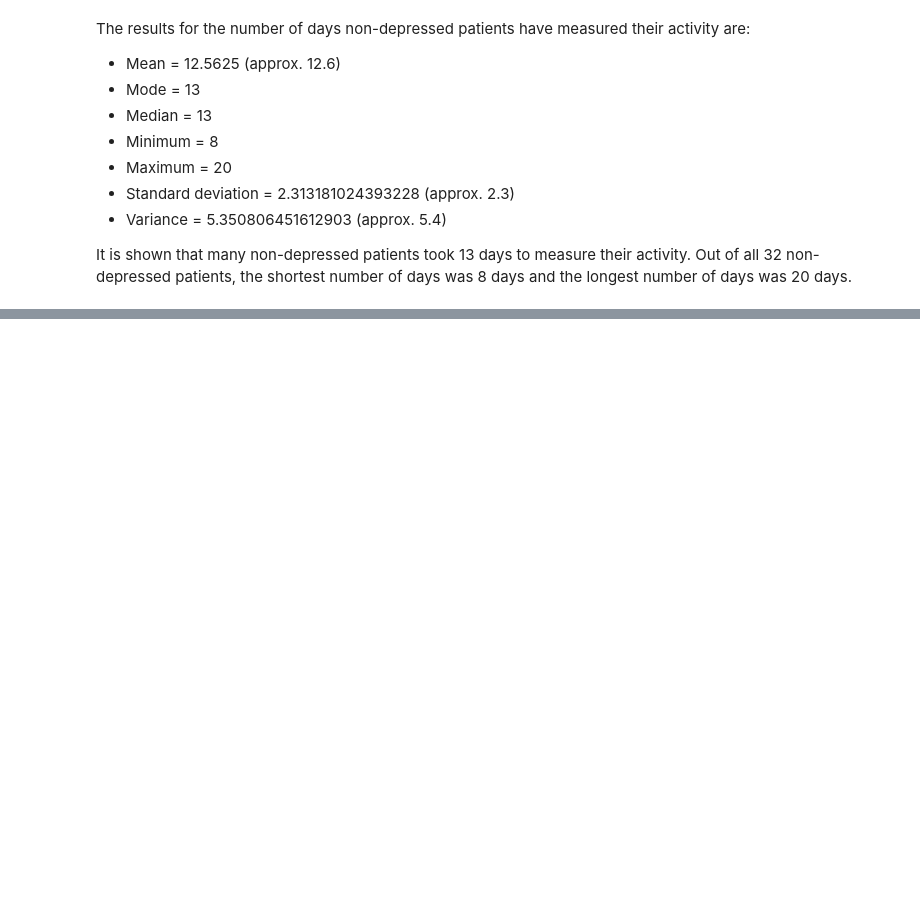
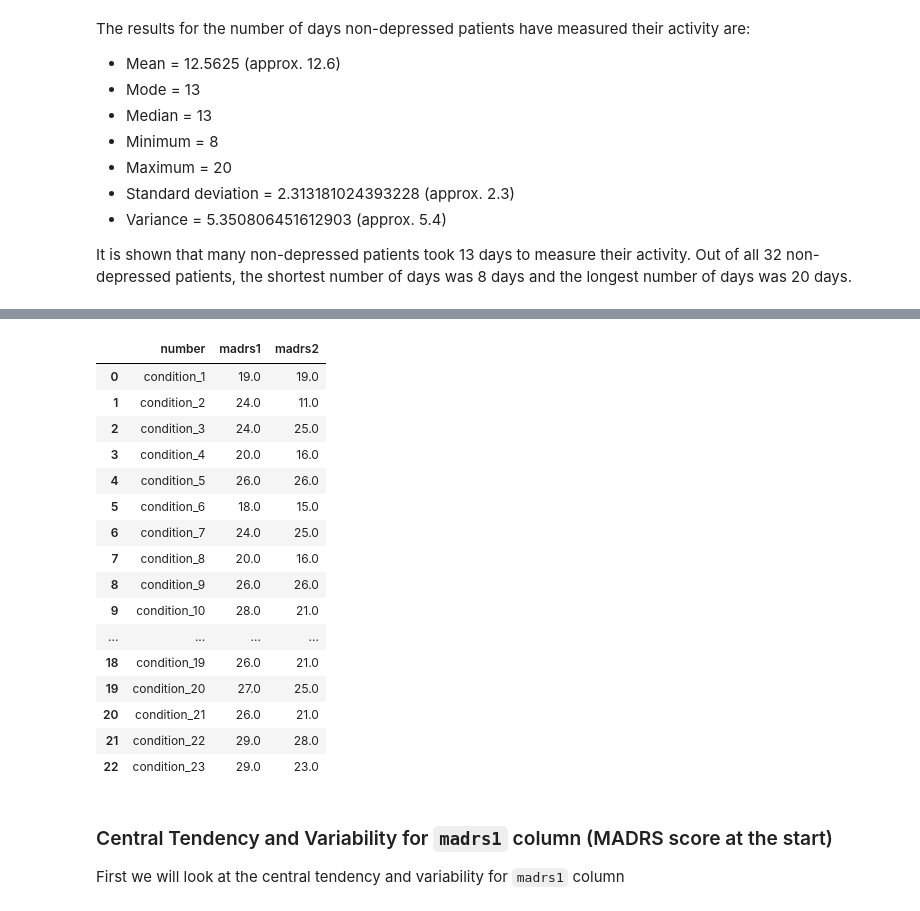
Before and after one commit to KADev2022/CS3IP, a Jupyter notebook: Statistical Analysis Experiment for Depression.ipynb, the cells around one changed output, grey strips where cells are left out. Cells and saved outputs as stored; diff of their text form; code cells hidden in the pictures; blank space fills up the shorter version.

Commit message:
Experimented the statistics for MADRS score at the start of measurement for depressed patients

```diff
--- a/Statistical Analysis Experiment for Depression.ipynb
+++ b/Statistical Analysis Experiment for Depression.ipynb
@@ -407,0 +439,25 @@ It is shown that many non-depressed patients took 13 days to measure their activ
+# %%
+# Then we need to look at the madrs1 and madrs2 columns
+scores_condition_df[['number', 'madrs1', 'madrs2']]
+# %% [output]
+|  | number | madrs1 | madrs2 |
+| 0 | condition_1 | 19.0 | 19.0 |
+| 1 | condition_2 | 24.0 | 11.0 |
+| 2 | condition_3 | 24.0 | 25.0 |
+| 3 | condition_4 | 20.0 | 16.0 |
+| 4 | condition_5 | 26.0 | 26.0 |
+| 5 | condition_6 | 18.0 | 15.0 |
+| 6 | condition_7 | 24.0 | 25.0 |
+| 7 | condition_8 | 20.0 | 16.0 |
+| 8 | condition_9 | 26.0 | 26.0 |
+| 9 | condition_10 | 28.0 | 21.0 |
+| ... | ... | ... | ... |
+| 18 | condition_19 | 26.0 | 21.0 |
+| 19 | condition_20 | 27.0 | 25.0 |
+| 20 | condition_21 | 26.0 | 21.0 |
+| 21 | condition_22 | 29.0 | 28.0 |
+| 22 | condition_23 | 29.0 | 23.0 |
+# %% [markdown]
+### Central Tendency and Variability for <code>madrs1</code> column (MADRS score at the start)
+
+First we will look at the central tendency and variability for <code>madrs1</code> column
```
Also changed, not shown: parts of 15 cells of this notebook.
